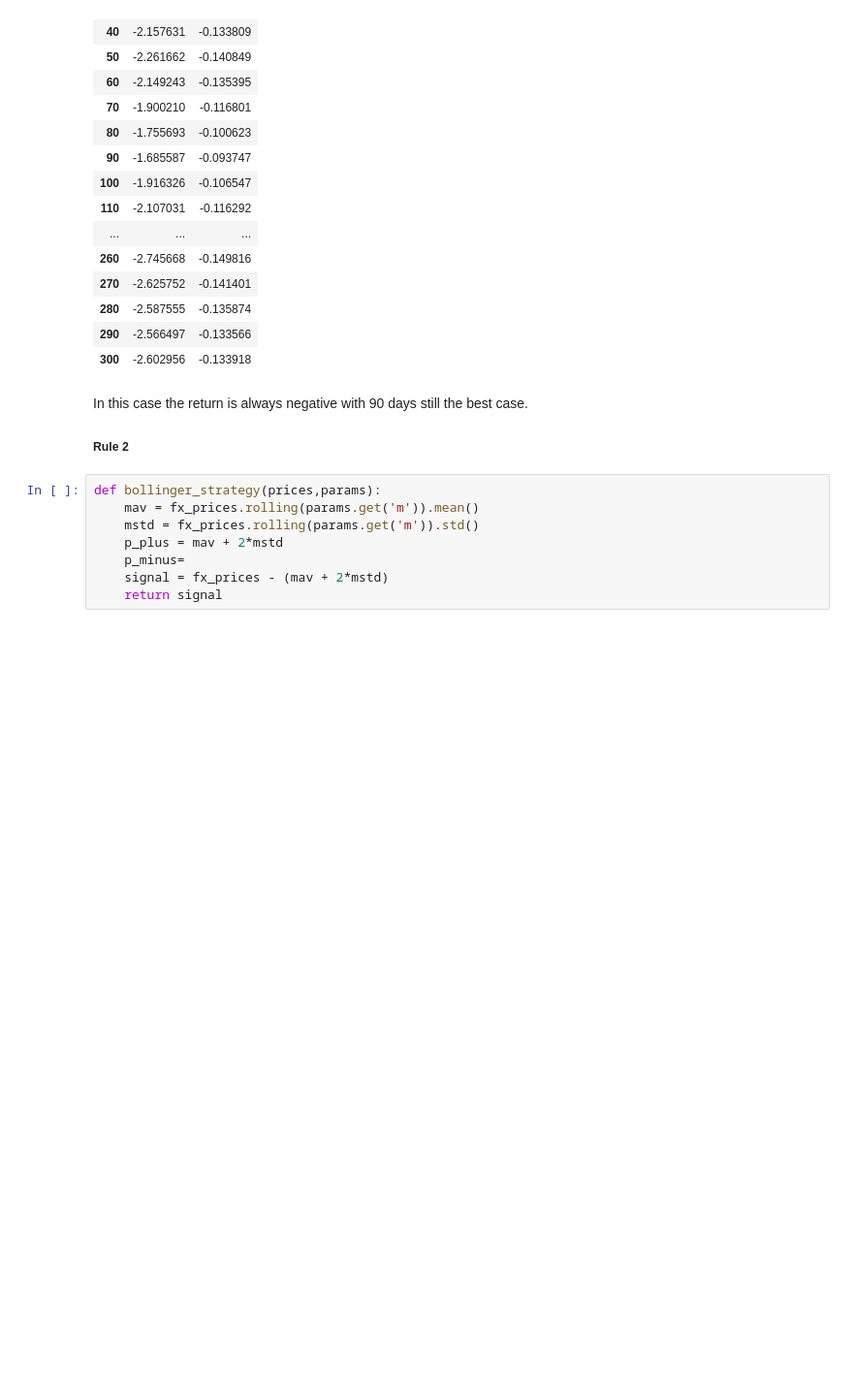
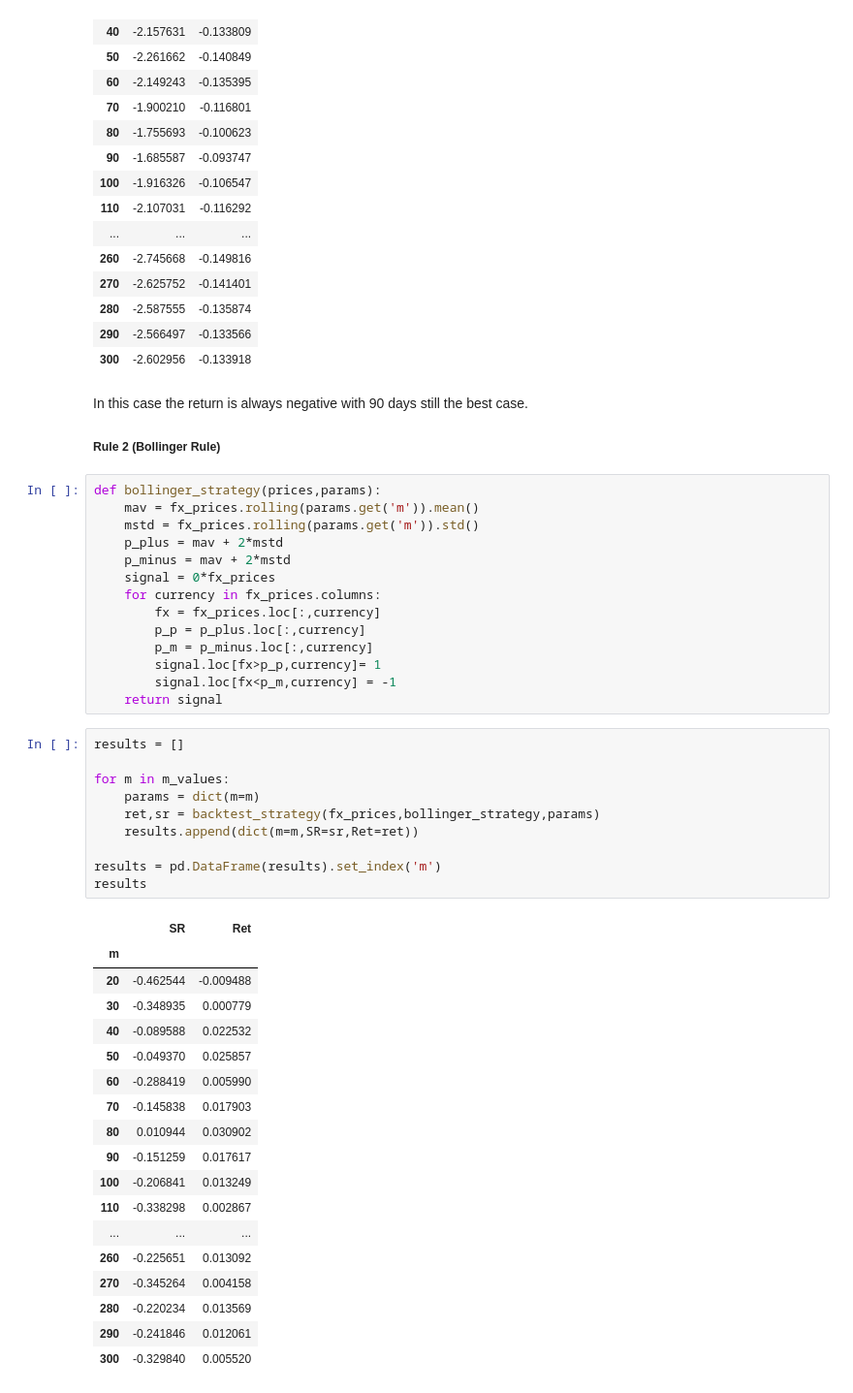
Before and after one commit to NehrenD/algo_trading_and_quant_strategies, a Jupyter notebook: exercises/chapter5_solutions.ipynb, the cells around one changed output. Shown at 97% size. Cells and saved outputs as stored; diff of their text form; blank space fills up the shorter version.

```diff
--- a/exercises/chapter5_solutions.ipynb
+++ b/exercises/chapter5_solutions.ipynb
@@ -284,12 +284,47 @@ results
 # %% [markdown]
 In this case the return is always negative with 90 days still the best case.
 
-##### Rule 2
+##### Rule 2 (Bollinger Rule)
 # %%
 def bollinger_strategy(prices,params):
     mav = fx_prices.rolling(params.get('m')).mean()
     mstd = fx_prices.rolling(params.get('m')).std()
     p_plus = mav + 2*mstd
-    p_minus=
-    signal = fx_prices - (mav + 2*mstd)
+    p_minus = mav + 2*mstd
+    signal = 0*fx_prices
+    for currency in fx_prices.columns:
+        fx = fx_prices.loc[:,currency]
+        p_p = p_plus.loc[:,currency]
+        p_m = p_minus.loc[:,currency]
+        signal.loc[fx>p_p,currency]= 1
+        signal.loc[fx<p_m,currency] = -1
     return signal
+# %%
+results = []
+
+for m in m_values:
+    params = dict(m=m)
+    ret,sr = backtest_strategy(fx_prices,bollinger_strategy,params)
+    results.append(dict(m=m,SR=sr,Ret=ret))
+
+results = pd.DataFrame(results).set_index('m')
+results
+# %% [output]
+|  | SR | Ret |
+| m |  |  |
+| 20 | -0.462544 | -0.009488 |
+| 30 | -0.348935 | 0.000779 |
+| 40 | -0.089588 | 0.022532 |
+| 50 | -0.049370 | 0.025857 |
+| 60 | -0.288419 | 0.005990 |
+| 70 | -0.145838 | 0.017903 |
+| 80 | 0.010944 | 0.030902 |
+| 90 | -0.151259 | 0.017617 |
+| 100 | -0.206841 | 0.013249 |
+| 110 | -0.338298 | 0.002867 |
+| ... | ... | ... |
+| 260 | -0.225651 | 0.013092 |
+| 270 | -0.345264 | 0.004158 |
+| 280 | -0.220234 | 0.013569 |
+| 290 | -0.241846 | 0.012061 |
+| 300 | -0.329840 | 0.005520 |
```
Also changed, not shown: parts of 22 cells of this notebook.
